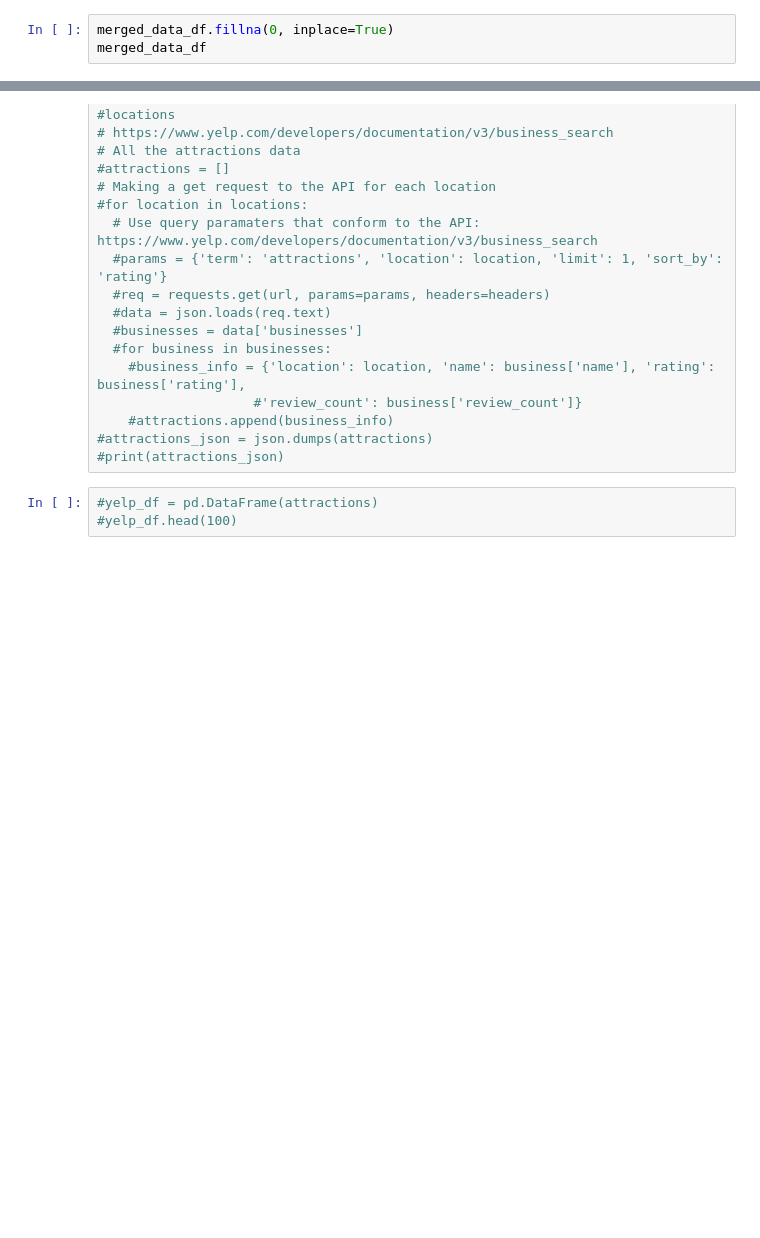
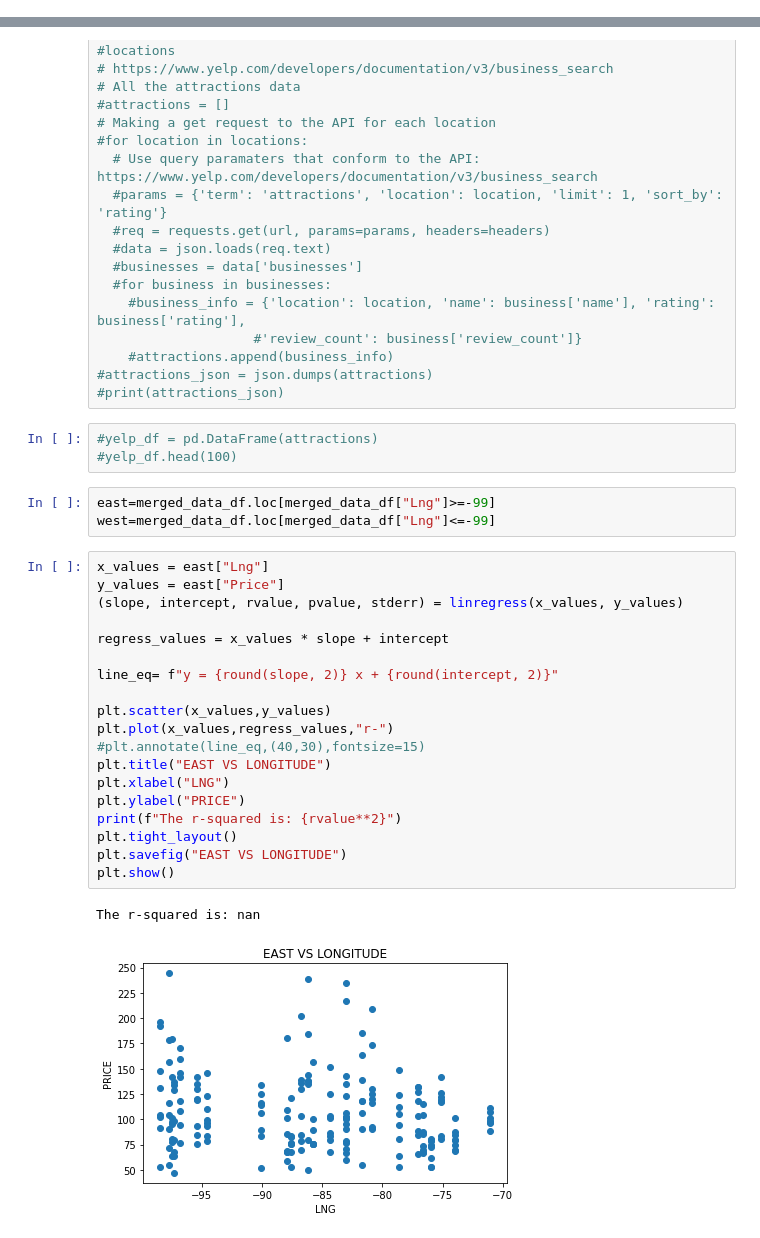
Before and after one commit to Kaylawkelly/HotelRateLocataion-Project1, a Jupyter notebook: Project 1 Travel.ipynb, the cells around one changed output, grey strips where cells are left out. Cells and saved outputs as stored; diff of their text form; blank space fills up the shorter version.

Commit message:
EAST AND WEST LONGITUDE

```diff
--- a/Project 1 Travel.ipynb
+++ b/Project 1 Travel.ipynb
@@ -48,3 +146,0 @@ merged_data_df.head()
-# %%
-merged_data_df.fillna(0, inplace=True)
-merged_data_df
@@ -403,3 +238,28 @@ cheapestTicketPrice=[]
 # %%
 #yelp_df = pd.DataFrame(attractions)
 #yelp_df.head(100)
+# %%
+east=merged_data_df.loc[merged_data_df["Lng"]>=-99]
+west=merged_data_df.loc[merged_data_df["Lng"]<=-99]
+# %%
+x_values = east["Lng"]
+y_values = east["Price"]
+(slope, intercept, rvalue, pvalue, stderr) = linregress(x_values, y_values)
+
+regress_values = x_values * slope + intercept
+
+line_eq= f"y = {round(slope, 2)} x + {round(intercept, 2)}"
+
+plt.scatter(x_values,y_values)
+plt.plot(x_values,regress_values,"r-")
+#plt.annotate(line_eq,(40,30),fontsize=15)
+plt.title("EAST VS LONGITUDE")
+plt.xlabel("LNG")
+plt.ylabel("PRICE")
+print(f"The r-squared is: {rvalue**2}")
+plt.tight_layout()
+plt.savefig("EAST VS LONGITUDE")
+plt.show()
+# %% [output]
+The r-squared is: nan
+[figure, added]
```
Also changed, not shown: parts of 22 cells of this notebook, 2 other files.
